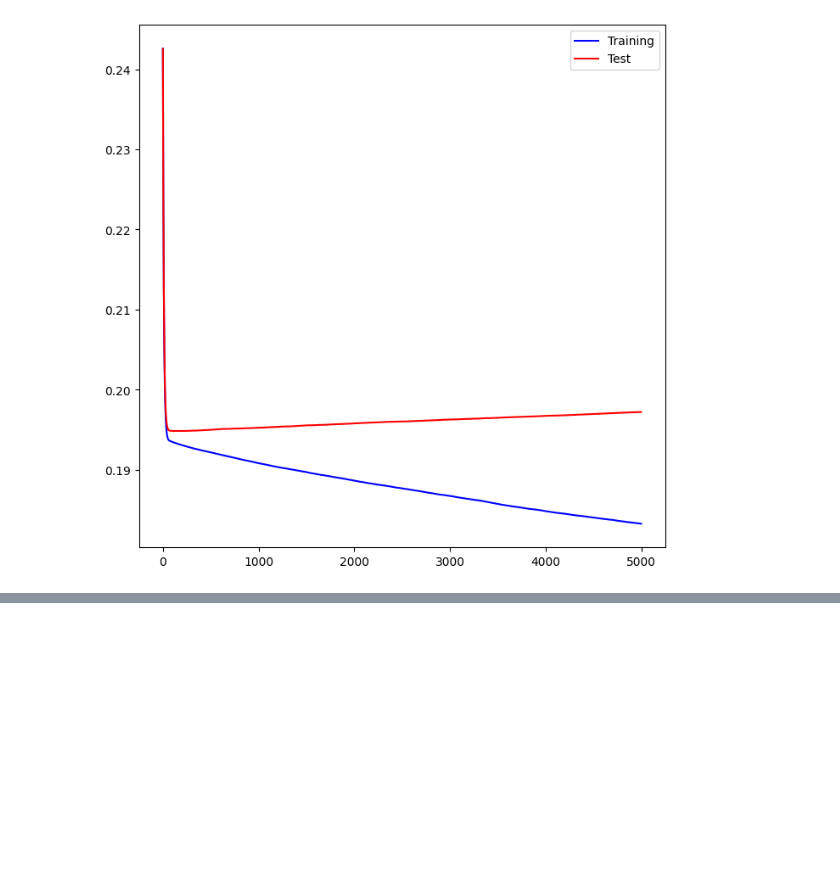
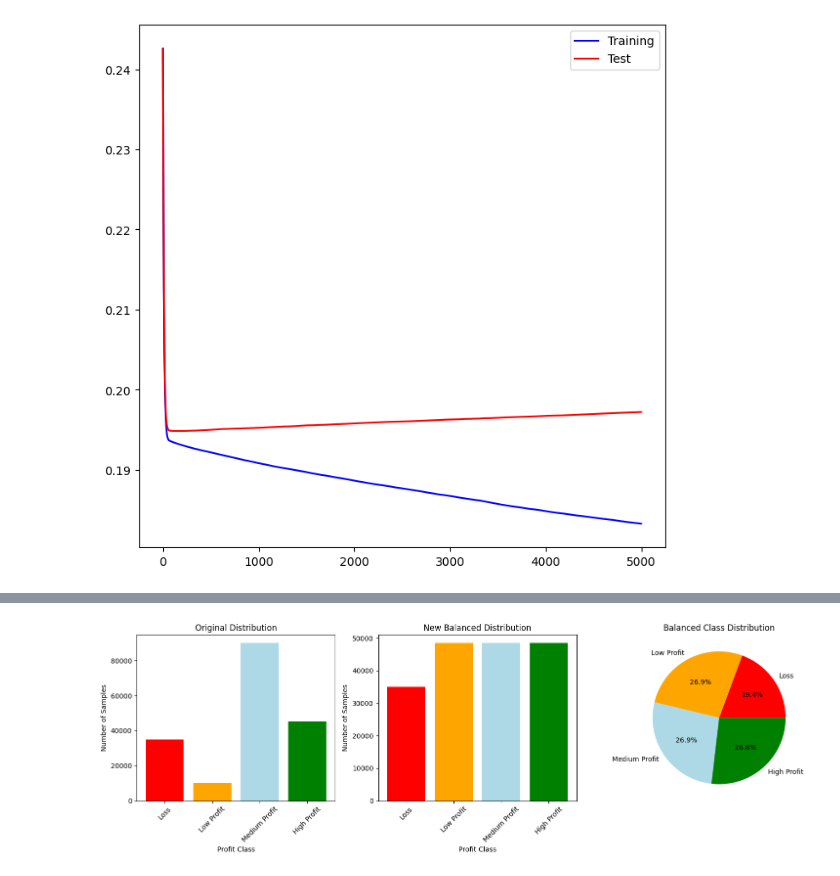
Before and after one commit to WilliamJhong/2025AAE722_William-J, a Jupyter notebook: Final Project/Final Project.ipynb, the cells around one changed output, grey strips where cells are left out. Saved outputs shown, nothing was run; the diff lists cells and outputs as text; code cells hidden in the pictures; blank space fills up the shorter version.

```diff
--- a/Final Project/Final Project.ipynb
+++ b/Final Project/Final Project.ipynb
@@ -633,0 +748,92 @@ ax.legend(); # Plot test error
+# %%
+# Create more equally distributed profit classes
+# Keep Loss group (~20%), and split the remaining 80% into three equal groups (~27% each)
+
+# First, let's analyze the positive profits to create equal groups
+positive_profits = filtered_data[filtered_data['Benefit per order'] > 0]['Benefit per order']
+print("Analyzing positive profits for equal distribution:")
+print(f"Total positive profit samples: {len(positive_profits)}")
+
+# We want to split positive profits into 3 equal groups (Low, Medium, High)
+# Calculate the 33rd and 67th percentiles of positive profits only
+pos_33rd = positive_profits.quantile(0.333)  # 33rd percentile
+pos_67th = positive_profits.quantile(0.667)  # 67th percentile
+
+print(f"33rd percentile of positive profits: ${pos_33rd:.2f}")
+print(f"67th percentile of positive profits: ${pos_67th:.2f}")
+
+def create_balanced_profit_classes(profit_value):
+    """
+    Create 4 balanced profitability classes:
+    0: Loss (profit <= 0) - ~20%
+    1: Low Profit (0 < profit <= 33rd percentile of positive) - ~27%
+    2: Medium Profit (33rd percentile < profit <= 67th percentile of positive) - ~27%
+    3: High Profit (profit > 67th percentile of positive) - ~27%
+    """
+    if profit_value <= 0:
+        return 0  # Loss
+    elif profit_value <= pos_33rd:  # 33rd percentile of positive profits
+        return 1  # Low Profit
+    elif profit_value <= pos_67th:  # 67th percentile of positive profits
+        return 2  # Medium Profit
+    else:
+        return 3  # High Profit
+
+# Apply the new balanced classification
+filtered_data['Profit_Class_Balanced'] = filtered_data['Benefit per order'].apply(create_balanced_profit_classes)
+
+# Check the new distribution
+print("\nNew Balanced Distribution of Profit Classes:")
+balanced_class_counts = filtered_data['Profit_Class_Balanced'].value_counts().sort_index()
+class_labels = ['Loss', 'Low Profit', 'Medium Profit', 'High Profit']
+
+for i, count in enumerate(balanced_class_counts):
+    percentage = (count / len(filtered_data)) * 100
+    print(f"Class {i} ({class_labels[i]}): {count} samples ({percentage:.1f}%)")
+
+# Visualize the new balanced class distribution
+plt.figure(figsize=(15, 5))
+
+# Original distribution
+plt.subplot(1, 3, 1)
+original_counts = filtered_data['Profit_Class'].value_counts().sort_index()
+plt.bar(range(4), original_counts.values, color=['red', 'orange', 'lightblue', 'green'])
+plt.xlabel('Profit Class')
+plt.ylabel('Number of Samples')
+plt.title('Original Distribution')
+plt.xticks(range(4), class_labels, rotation=45)
+
+# New balanced distribution
+plt.subplot(1, 3, 2)
+plt.bar(range(4), balanced_class_counts.values, color=['red', 'orange', 'lightblue', 'green'])
+plt.xlabel('Profit Class')
+plt.ylabel('Number of Samples')
+plt.title('New Balanced Distribution')
+plt.xticks(range(4), class_labels, rotation=45)
+
+# Comparison pie chart
+plt.subplot(1, 3, 3)
+plt.pie(balanced_class_counts.values, labels=class_labels, autopct='%1.1f%%',
+        colors=['red', 'orange', 'lightblue', 'green'])
+plt.title('Balanced Class Distribution')
+
+plt.tight_layout()
+plt.show()
+
+print(f"\nBalanced class statistics:")
+print(f"Most frequent class: {balanced_class_counts.max()} ({(balanced_class_counts.max()/len(filtered_data)*100):.1f}%)")
+print(f"Least frequent class: {balanced_class_counts.min()} ({(balanced_class_counts.min()/len(filtered_data)*100):.1f}%)")
+print(f"Balance ratio: {balanced_class_counts.max()/balanced_class_counts.min():.2f}:1")
+
+print(f"\nThresholds for balanced classification:")
+print(f"Loss: ≤ $0")
+print(f"Low Profit: $0 < profit ≤ ${pos_33rd:.2f}")
+print(f"Medium Profit: ${pos_33rd:.2f} < profit ≤ ${pos_67th:.2f}")
+print(f"High Profit: > ${pos_67th:.2f}")
+
+# Update the main Profit_Class column to use the balanced version
+filtered_data['Profit_Class'] = filtered_data['Profit_Class_Balanced']
+filtered_data = filtered_data.drop('Profit_Class_Balanced', axis=1)  # Remove the temporary column
+
+print(f"\n✓ Updated main 'Profit_Class' column with balanced distribution")
+# %% [output]
@@ -633,0 +850 @@ ax.legend(); # Plot test error
+[figure, added]
```
Also changed, not shown: parts of 24 cells of this notebook.
